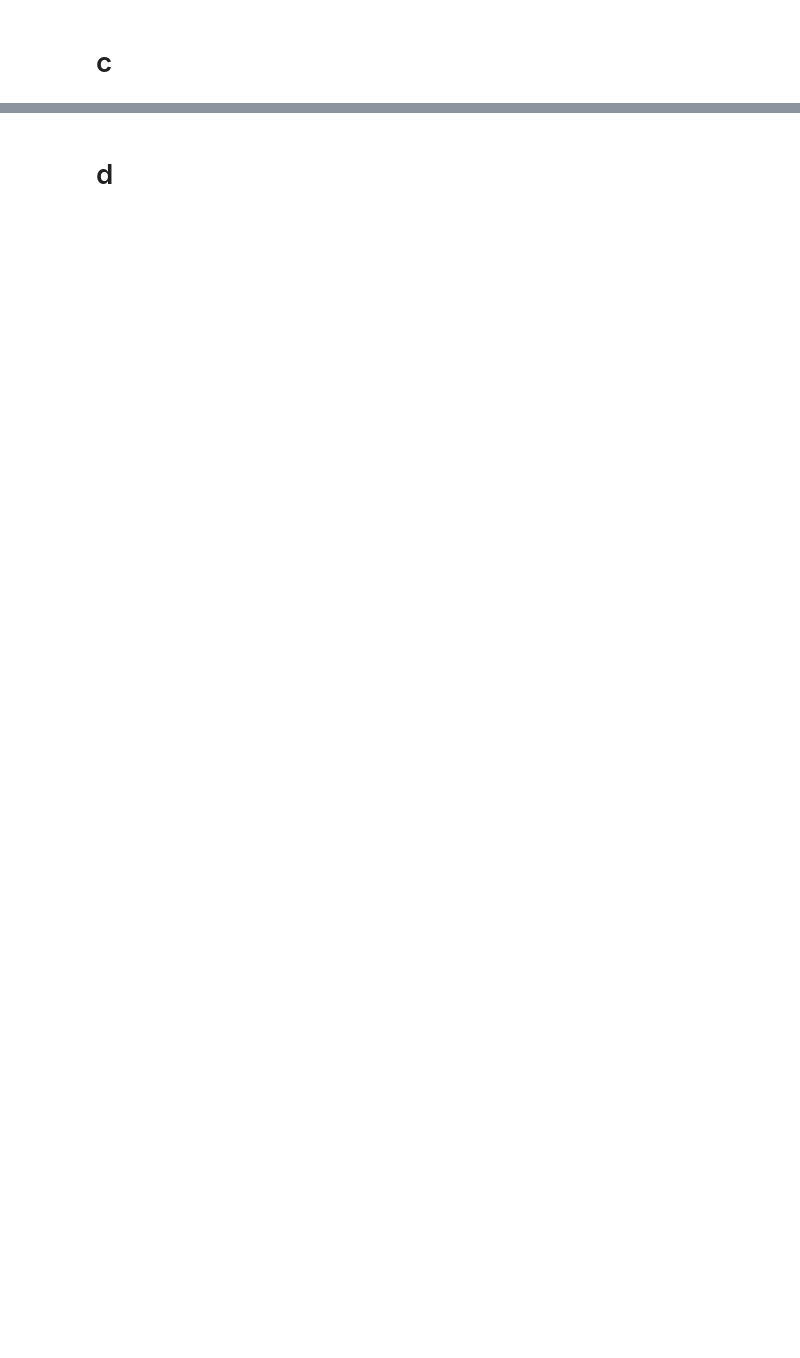
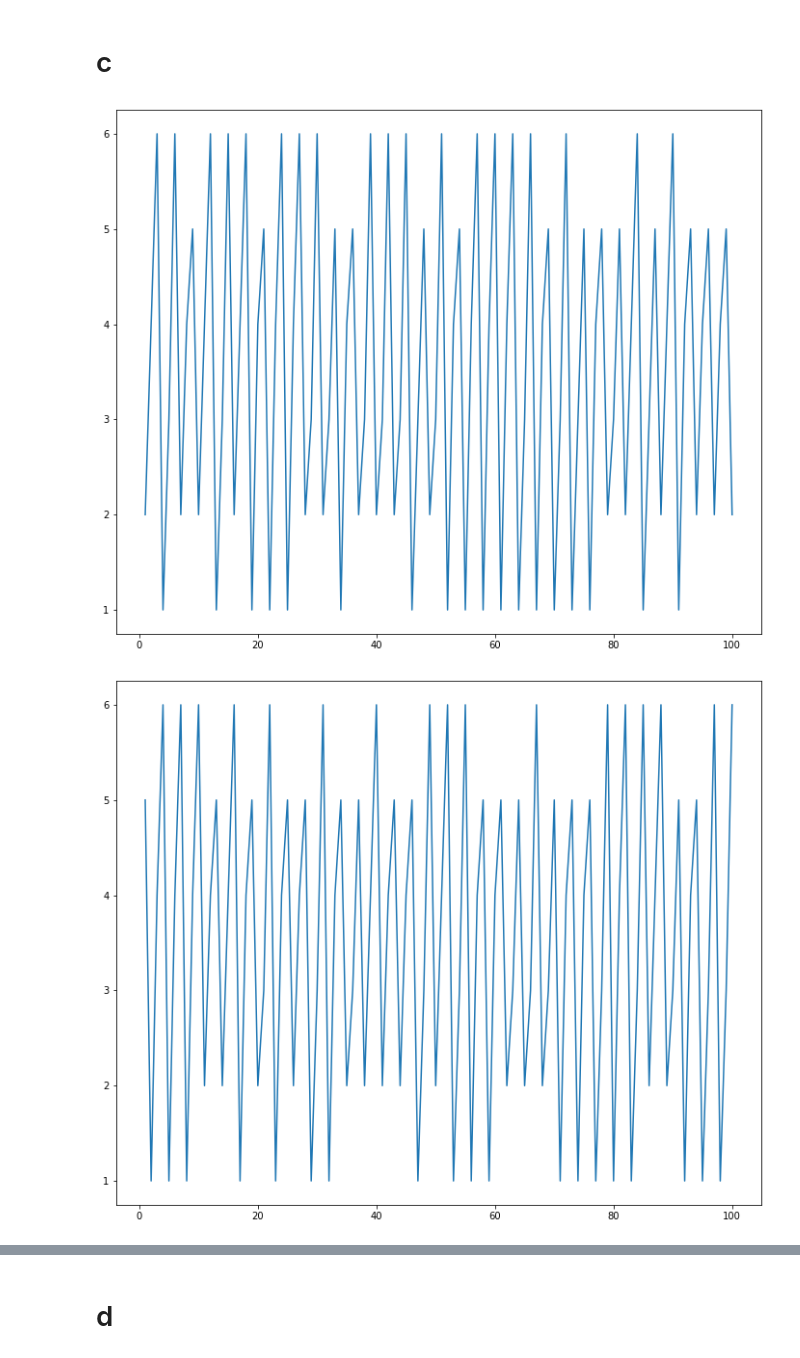
Before and after one commit to rohankalbag/EE325-Assignments, a Jupyter notebook: Assignment 4/Q4.ipynb, the cells around one changed output, grey strips where cells are left out. Cells and saved outputs as stored; diff of their text form; code cells hidden in the pictures; blank space fills up the shorter version.

```diff
--- a/Assignment 4/Q4.ipynb
+++ b/Assignment 4/Q4.ipynb
@@ -101,16 +111,20 @@ Time Average
 # %%
 P = [[0,0,0.4,0.6,0,0], [0,0,0.6,0.4,0,0], [0,0,0,0,0.4,0.6], [0,0,0,0,0.6,0.4], [0.4,0.6,0,0,0,0], [0.6,0.4,0,0,0,0]]
 main_values_c = []
 
 for j in range(100):
     values_a = []
     init = random.randint(1,6)
     values_a += [init]
     n = init
     for k in range(99):
         n = P_Conditional(n, P)
         values_a += [n]
 
-    # plt.plot(range(1,101),values_a)
-    # plt.show()
+    if(j in [25,50,75]):
+        plt.plot(range(1,101),values_a)
+        plt.show()
     main_values_c += [values_a]
+# %% [output]
+[figure, added]
+[figure, added]
```
Also changed, not shown: parts of 8 cells of this notebook.
